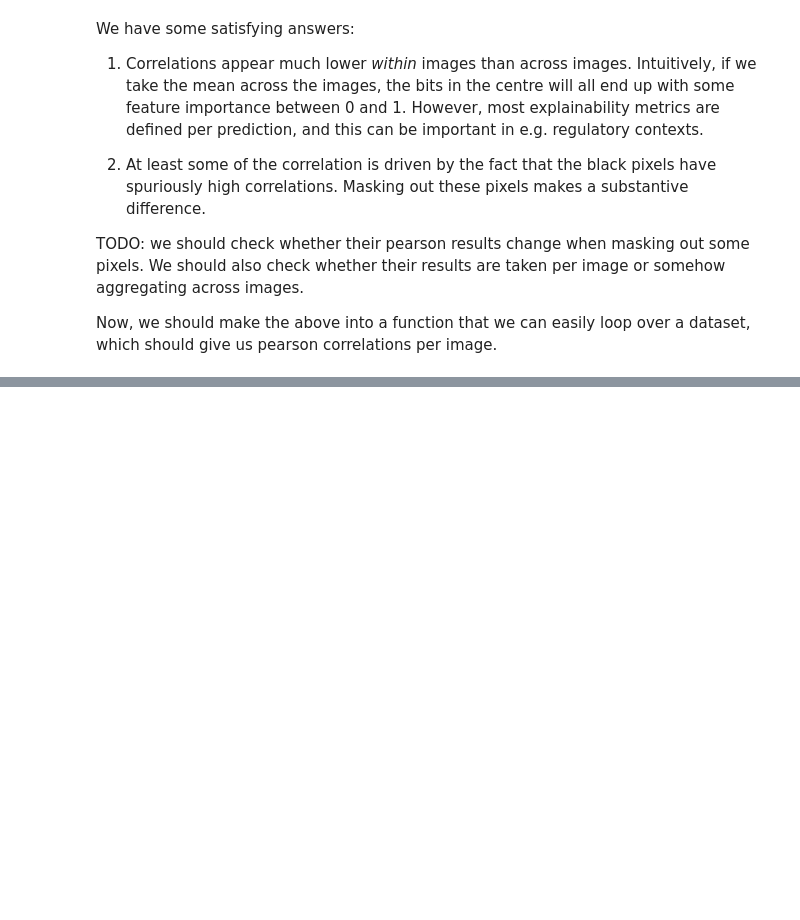
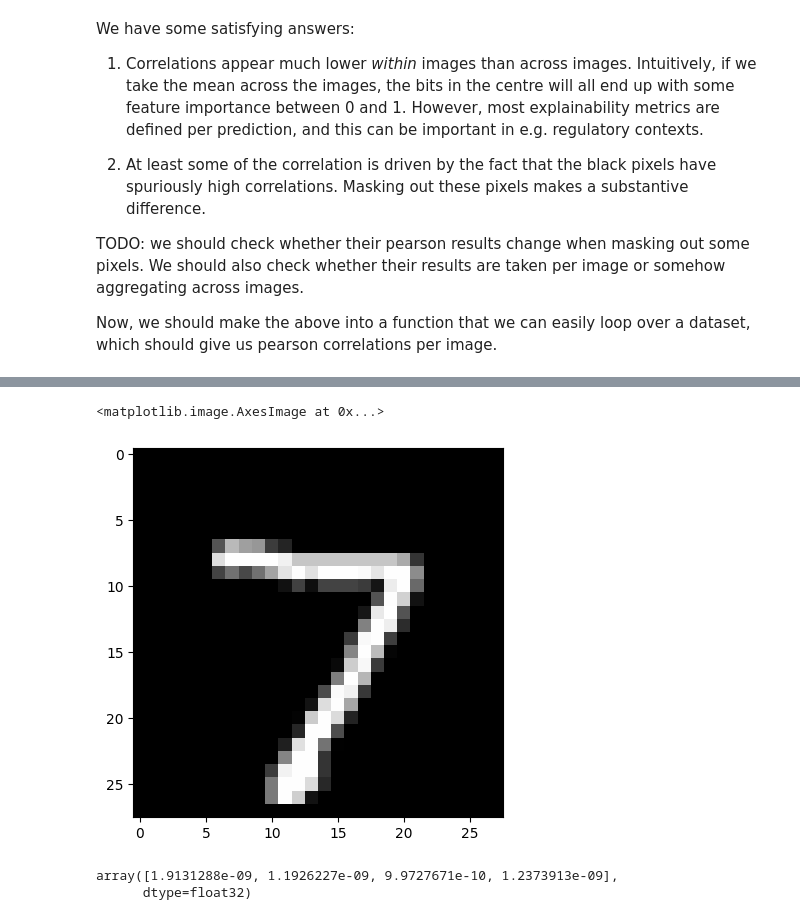
Before and after one commit to jwagenbach/FACT, a Jupyter notebook: extensions/generate_encoder_vs_decoder_correlations.ipynb, the cells around one changed output, grey strips where cells are left out. Drawn from its saved outputs; the diff is of its cells as text; code cells hidden in the pictures; blank space fills up the shorter version.

```diff
--- a/extensions/generate_encoder_vs_decoder_correlations.ipynb
+++ b/extensions/generate_encoder_vs_decoder_correlations.ipynb
@@ -254,0 +370,10 @@ plt.hist(rhos, bins=50)
+# %%
+plt.imshow(X, cmap='gray')
+# %% [output]
+<matplotlib.image.AxesImage at 0x...>
+[figure, added]
+# %%
+a_dec_i
+# %% [output]
+array([1.9131288e-09, 1.1926227e-09, 9.9727671e-10, 1.2373913e-09],
+      dtype=float32)
```
Also changed, not shown: parts of 29 cells of this notebook.
